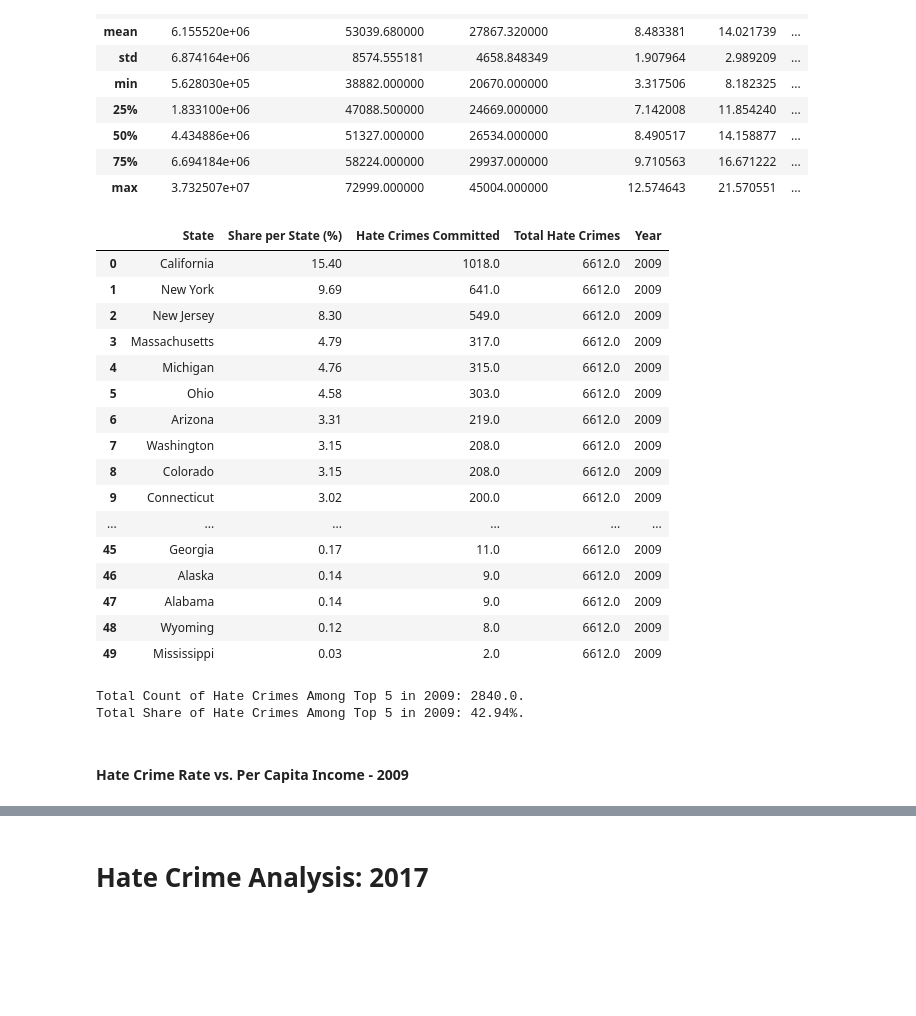
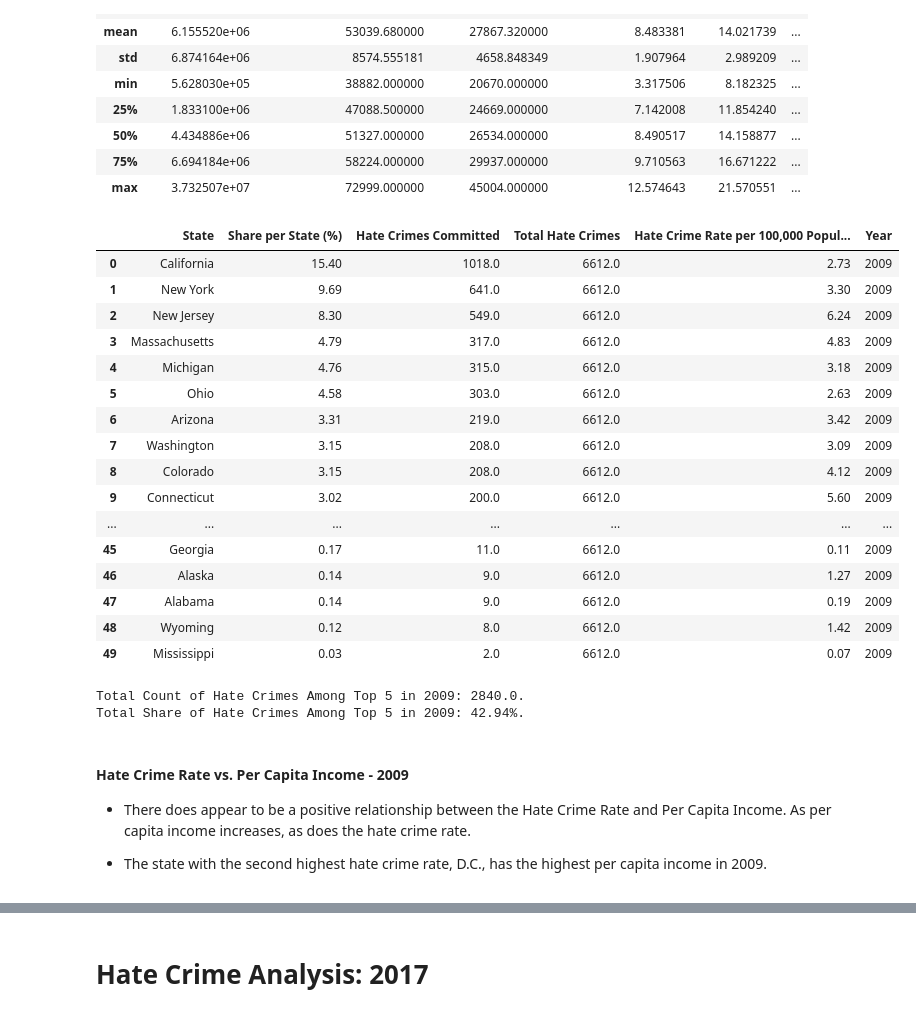
Before and after one commit to ZGrinacoff/Eight-Years-Later, a Jupyter notebook: hate_crime.ipynb, the cells around one changed output, grey strips where cells are left out. Drawn from its saved outputs; the diff is of its cells as text; code cells hidden in the pictures; blank space fills up the shorter version.

```diff
--- a/hate_crime.ipynb
+++ b/hate_crime.ipynb
@@ -343,46 +306,47 @@ clean_hate_crime_2009_df.describe()
 # %%
 # Basic stats:
 
 # Total hate crimes for year (per state).
 clean_hate_crime_2009_df['total_crimes_2009'] = clean_hate_crime_2009_df['Hate Crimes Committed'].sum()
 
 
 # Percent of hate crimes committed per state.
 clean_hate_crime_2009_df['share_per_state_2009'] = clean_hate_crime_2009_df['Hate Crimes Committed'] / clean_hate_crime_2009_df['total_crimes_2009'] * 100
 
-summary_2009_df = clean_hate_crime_2009_df[["State", "share_per_state_2009", 'Hate Crimes Committed', 'total_crimes_2009'
+summary_2009_df = clean_hate_crime_2009_df[["State", "share_per_state_2009", 'Hate Crimes Committed',
+                                            'total_crimes_2009', 'Hate Crime Rate per 100,000 Population'
                                             ]]
 
 summary_2009_df = summary_2009_df.rename(columns={"total_crimes_2009": "Total Hate Crimes",
                                                   "share_per_state_2009": "Share per State (%)"
                                                 })
 
 # Add year to DF for merge and group by year analysis.
 summary_2009_df['Year'] = '2009'
 
 # Sort by share per state in order to get
 summary_2009_df = summary_2009_df.sort_values(by='Share per State (%)', ascending=False)
 summary_2009_df = summary_2009_df.reset_index(drop=True)
 summary_2009_df = summary_2009_df.round(2)
 summary_2009_df
 # %% [output]
-|  | State | Share per State (%) | Hate Crimes Committed | Total Hate Crimes | Year |
-| 0 | California | 15.40 | 1018.0 | 6612.0 | 2009 |
-| 1 | New York | 9.69 | 641.0 | 6612.0 | 2009 |
-| 2 | New Jersey | 8.30 | 549.0 | 6612.0 | 2009 |
-| 3 | Massachusetts | 4.79 | 317.0 | 6612.0 | 2009 |
-| 4 | Michigan | 4.76 | 315.0 | 6612.0 | 2009 |
-| 5 | Ohio | 4.58 | 303.0 | 6612.0 | 2009 |
-| 6 | Arizona | 3.31 | 219.0 | 6612.0 | 2009 |
-| 7 | Washington | 3.15 | 208.0 | 6612.0 | 2009 |
-| 8 | Colorado | 3.15 | 208.0 | 6612.0 | 2009 |
-| 9 | Connecticut | 3.02 | 200.0 | 6612.0 | 2009 |
-| ... | ... | ... | ... | ... | ... |
-| 45 | Georgia | 0.17 | 11.0 | 6612.0 | 2009 |
-| 46 | Alaska | 0.14 | 9.0 | 6612.0 | 2009 |
-| 47 | Alabama | 0.14 | 9.0 | 6612.0 | 2009 |
-| 48 | Wyoming | 0.12 | 8.0 | 6612.0 | 2009 |
-| 49 | Mississippi | 0.03 | 2.0 | 6612.0 | 2009 |
+|  | State | Share per State (%) | Hate Crimes Committed | Total Hate Crimes | Hate Crime Rate per 100,000 Popul... | Year |
+| 0 | California | 15.40 | 1018.0 | 6612.0 | 2.73 | 2009 |
+| 1 | New York | 9.69 | 641.0 | 6612.0 | 3.30 | 2009 |
+| 2 | New Jersey | 8.30 | 549.0 | 6612.0 | 6.24 | 2009 |
+| 3 | Massachusetts | 4.79 | 317.0 | 6612.0 | 4.83 | 2009 |
+| 4 | Michigan | 4.76 | 315.0 | 6612.0 | 3.18 | 2009 |
+| 5 | Ohio | 4.58 | 303.0 | 6612.0 | 2.63 | 2009 |
+| 6 | Arizona | 3.31 | 219.0 | 6612.0 | 3.42 | 2009 |
+| 7 | Washington | 3.15 | 208.0 | 6612.0 | 3.09 | 2009 |
+| 8 | Colorado | 3.15 | 208.0 | 6612.0 | 4.12 | 2009 |
+| 9 | Connecticut | 3.02 | 200.0 | 6612.0 | 5.60 | 2009 |
+| ... | ... | ... | ... | ... | ... | ... |
+| 45 | Georgia | 0.17 | 11.0 | 6612.0 | 0.11 | 2009 |
+| 46 | Alaska | 0.14 | 9.0 | 6612.0 | 1.27 | 2009 |
+| 47 | Alabama | 0.14 | 9.0 | 6612.0 | 0.19 | 2009 |
+| 48 | Wyoming | 0.12 | 8.0 | 6612.0 | 1.42 | 2009 |
+| 49 | Mississippi | 0.03 | 2.0 | 6612.0 | 0.07 | 2009 |
 # %%
 # Get top 5 states w/ highest count.
 max_incidents_2009 = summary_2009_df.head()
@@ -393,6 +357,10 @@ print(f'Total Share of Hate Crimes Among Top 5 in 2009: {top_incident_percent_20
 # %% [output]
 Total Count of Hate Crimes Among Top 5 in 2009: 2840.0.
 Total Share of Hate Crimes Among Top 5 in 2009: 42.94%.
-# %% [markdown]
-#### Hate Crime Rate vs. Per Capita Income - 2009
+# %% [markdown]
+#### Hate Crime Rate vs. Per Capita Income - 2009
+
+* There does appear to be a positive relationship between the Hate Crime Rate and Per Capita Income. As per capita income increases, as does the hate crime rate.
+
+* The state with the second highest hate crime rate, D.C., has the highest per capita income in 2009.
 # %%
```
Also changed, not shown: parts of 48 cells of this notebook.
